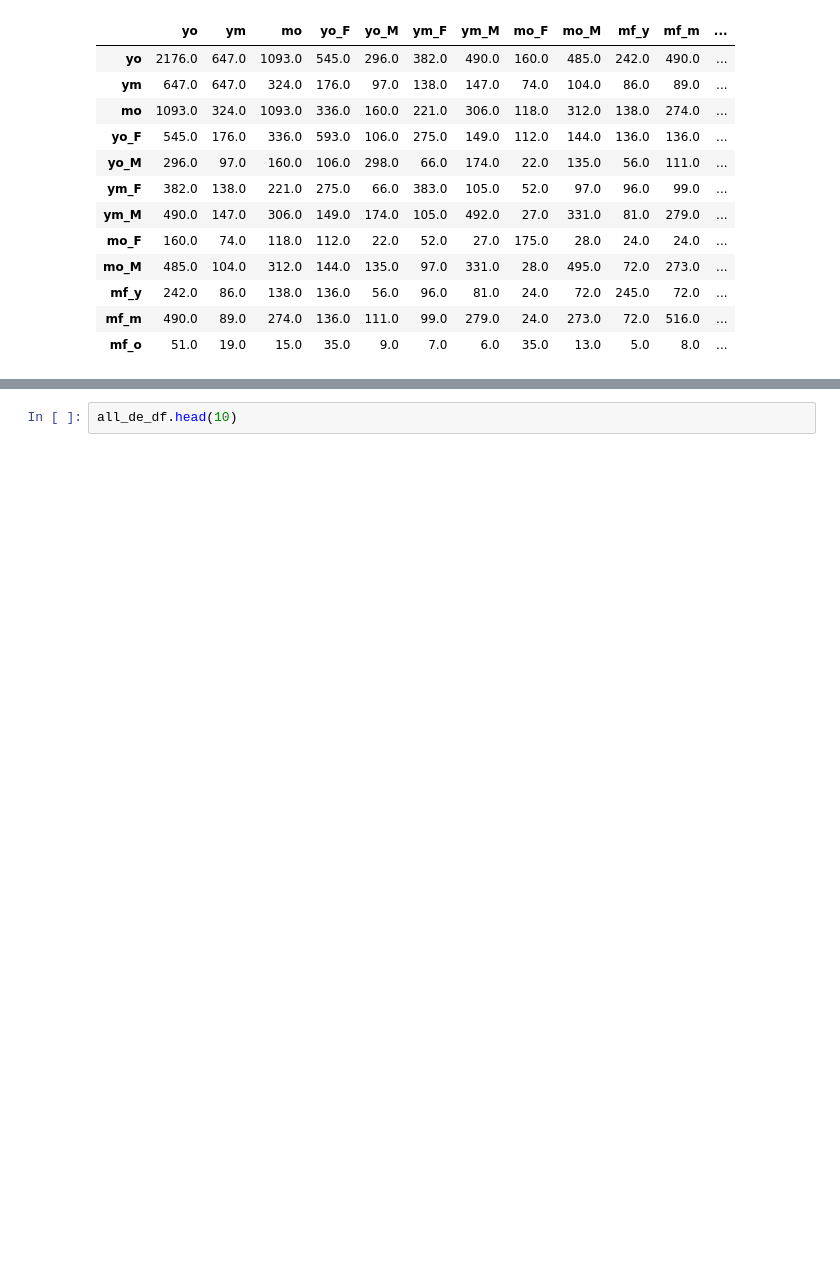
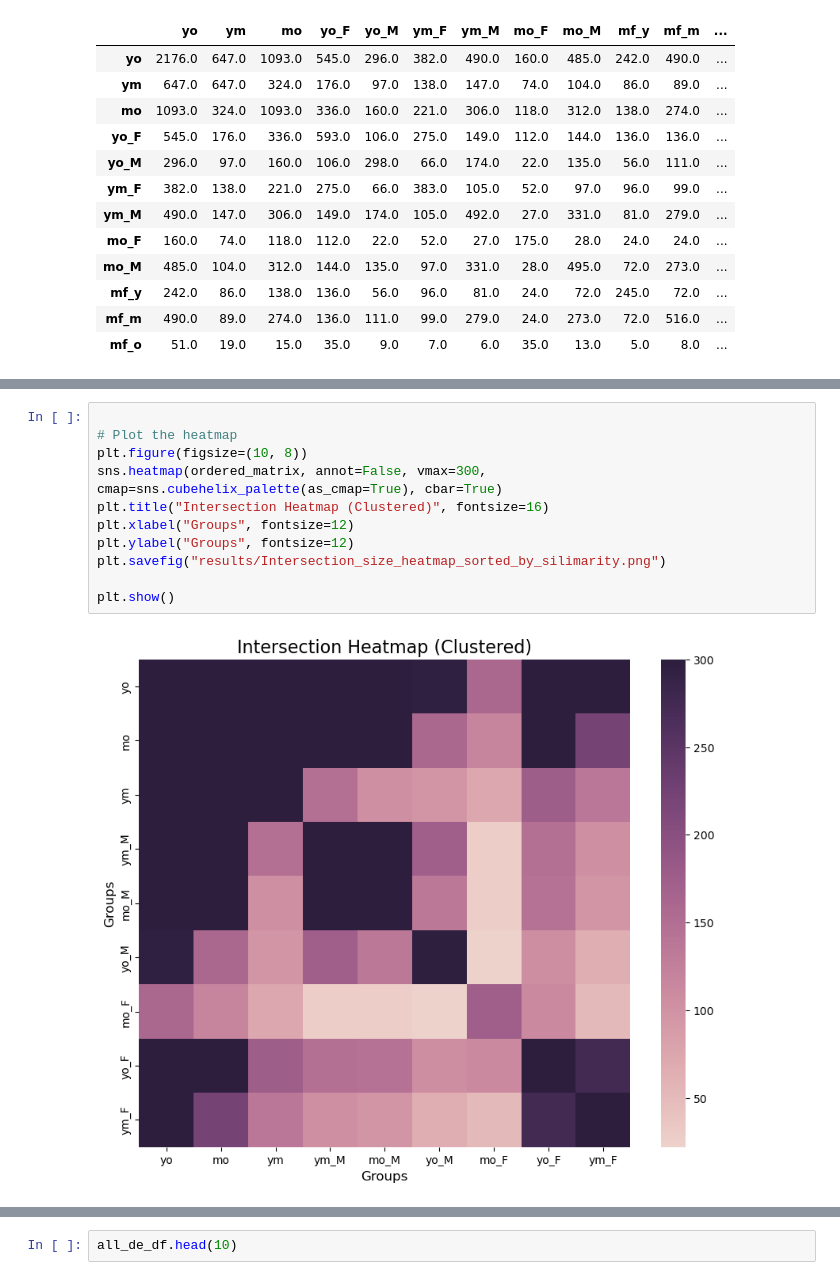
Before and after one commit to GuerreroVazquez/Transcription_factor_analysis, a Jupyter notebook: notebooks/Combine_DDSs-MF.ipynb, the cells around one changed output, grey strips where cells are left out. Drawn from its saved outputs; the diff is of its cells as text; blank space fills up the shorter version.

```diff
--- a/notebooks/Combine_DDSs-MF.ipynb
+++ b/notebooks/Combine_DDSs-MF.ipynb
@@ -187,0 +213,13 @@ plt.show()
+# %%
+
+# Plot the heatmap
+plt.figure(figsize=(10, 8))
+sns.heatmap(ordered_matrix, annot=False, vmax=300, cmap=sns.cubehelix_palette(as_cmap=True), cbar=True)
+plt.title("Intersection Heatmap (Clustered)", fontsize=16)
+plt.xlabel("Groups", fontsize=12)
+plt.ylabel("Groups", fontsize=12)
+plt.savefig("results/Intersection_size_heatmap_sorted_by_silimarity.png")
+
+plt.show()
+# %% [output]
+[figure, added]
```
Also changed, not shown: parts of 16 cells of this notebook.
